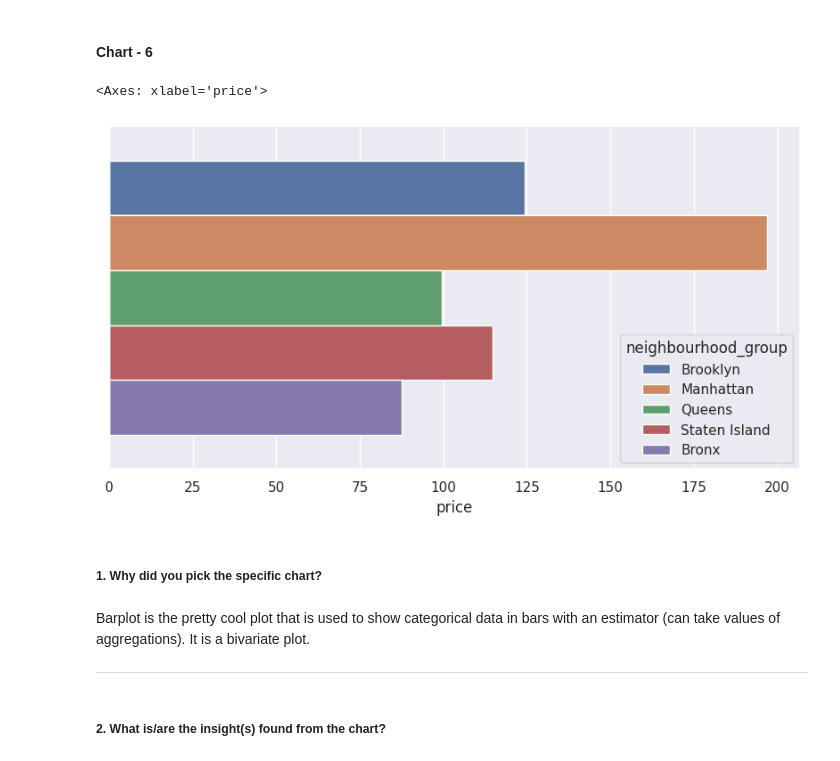
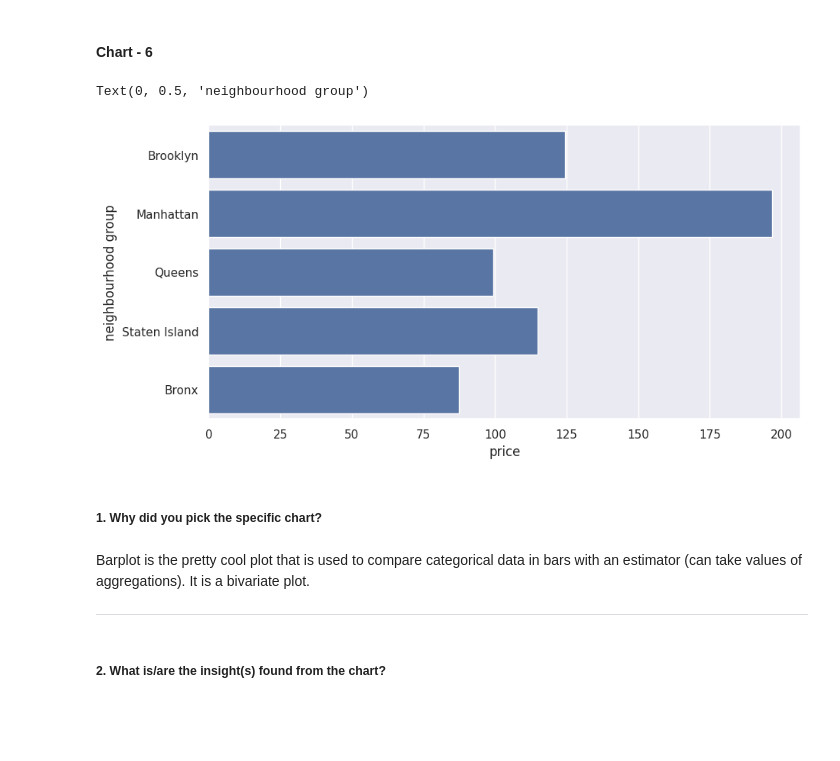
Before and after one commit to Hercules2310/E_D_A, a Jupyter notebook: EDA_AIR_BNB.ipynb, the cells around one changed output. Drawn from its saved outputs; the diff is of its cells as text; code cells hidden in the pictures; blank space fills up the shorter version.

```diff
--- a/EDA_AIR_BNB.ipynb
+++ b/EDA_AIR_BNB.ipynb
@@ -467,14 +472,15 @@ The gained insight will help us stay competitive in market and understand the ma
 # %%
 # Chart - 6 visualization code
 plt.figure(figsize=(10,5))
-sns.barplot(data=df,hue='neighbourhood_group',x='price',estimator='mean',ci=None)
+sns.barplot(data=df,y='neighbourhood_group',x='price',estimator='mean',ci=None)
+plt.ylabel('neighbourhood group')
 # %% [output]
-<Axes: xlabel='price'>
+Text(0, 0.5, 'neighbourhood group')
-[figure, old version]
+[figure, new version]
 # %% [markdown]
 ##### 1. Why did you pick the specific chart?
 # %% [markdown]
-Barplot is the pretty cool plot that is used to show categorical data in bars with an estimator (can take values of aggregations). It is a bivariate plot.
+Barplot is the pretty cool plot that is used to compare categorical data in bars with an estimator (can take values of aggregations). It is a bivariate plot.
 
 ---
 # %% [markdown]
```
Also changed, not shown: parts of 14 cells of this notebook.
